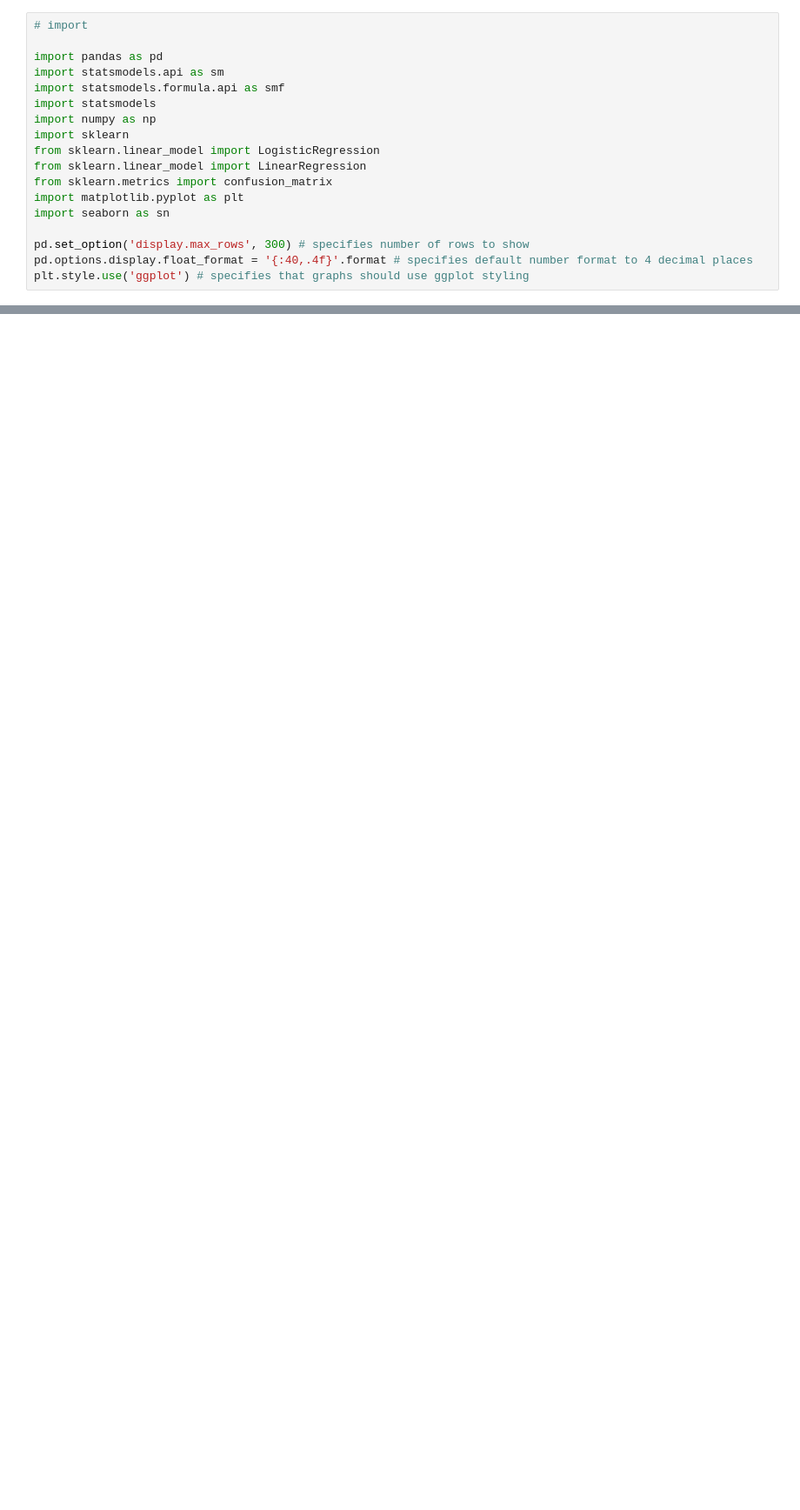
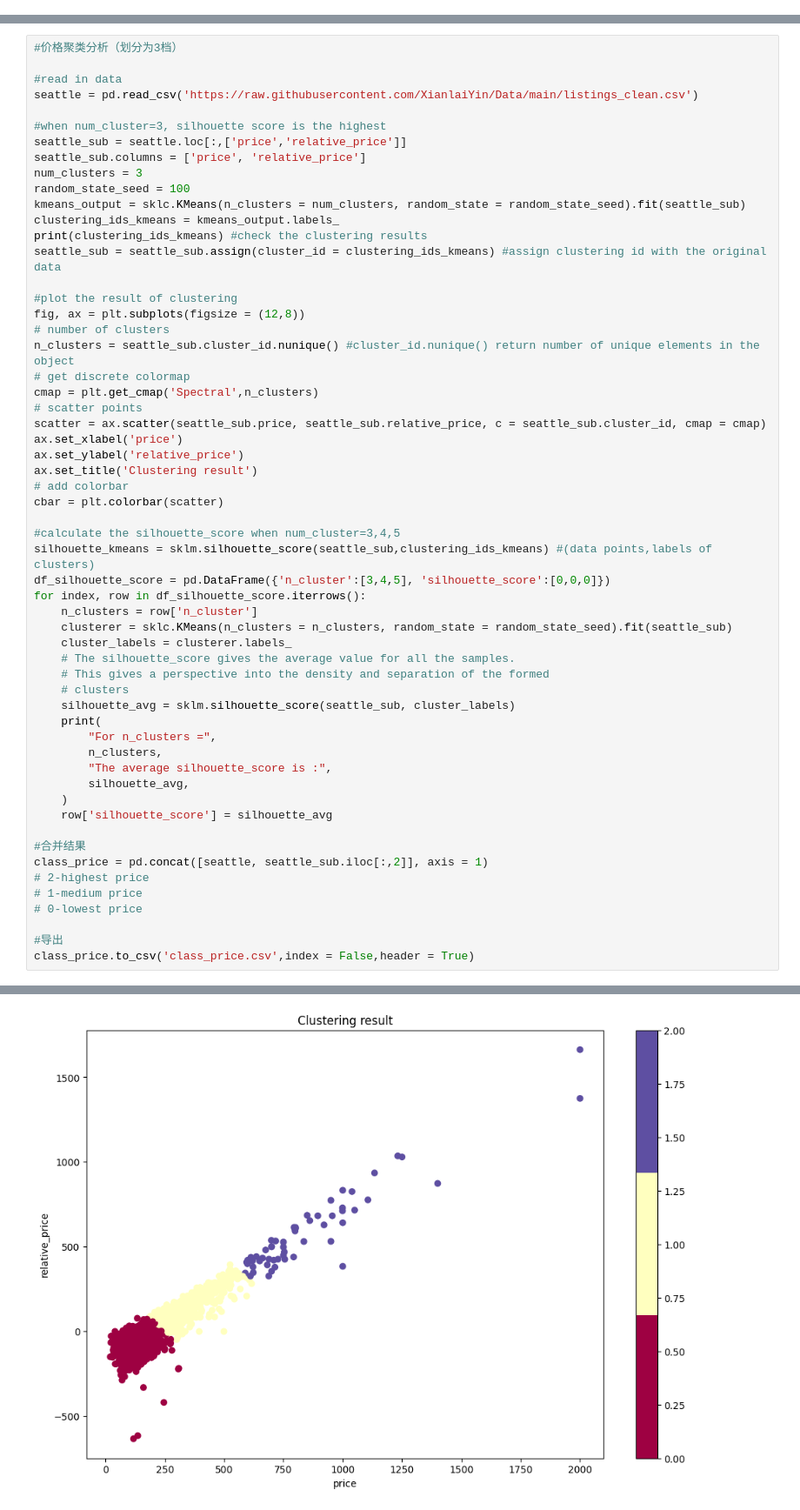
Before and after one commit to XianlaiYin/CASA0007, a Jupyter notebook: Group/Group.ipynb, the cells around one changed output, grey strips where cells are left out. Shown at 87% size. Drawn from its saved outputs; the diff is of its cells as text; blank space fills up the shorter version.

```diff
--- a/Group/Group.ipynb
+++ b/Group/Group.ipynb
@@ -1,18 +0,0 @@
-# %%
-# import
-
-import pandas as pd
-import statsmodels.api as sm
-import statsmodels.formula.api as smf
-import statsmodels
-import numpy as np
-import sklearn
-from sklearn.linear_model import LogisticRegression
-from sklearn.linear_model import LinearRegression
-from sklearn.metrics import confusion_matrix
-import matplotlib.pyplot as plt
-import seaborn as sn
-
-pd.set_option('display.max_rows', 300) # specifies number of rows to show
-pd.options.display.float_format = '{:40,.4f}'.format # specifies default number format to 4 decimal places
-plt.style.use('ggplot') # specifies that graphs should use ggplot styling
@@ -141,0 +236,58 @@ memory usage: 2.8+ MB
+# %%
+#价格聚类分析（划分为3档）
+
+#read in data
+seattle = pd.read_csv('https://raw.githubusercontent.com/XianlaiYin/Data/main/listings_clean.csv')
+
+#when num_cluster=3, silhouette score is the highest
+seattle_sub = seattle.loc[:,['price','relative_price']]
+seattle_sub.columns = ['price', 'relative_price']
+num_clusters = 3
+random_state_seed = 100
+kmeans_output = sklc.KMeans(n_clusters = num_clusters, random_state = random_state_seed).fit(seattle_sub)
+clustering_ids_kmeans = kmeans_output.labels_
+print(clustering_ids_kmeans) #check the clustering results
+seattle_sub = seattle_sub.assign(cluster_id = clustering_ids_kmeans) #assign clustering id with the original data
+
+#plot the result of clustering
+fig, ax = plt.subplots(figsize = (12,8))
+# number of clusters
+n_clusters = seattle_sub.cluster_id.nunique() #cluster_id.nunique() return number of unique elements in the object
+# get discrete colormap
+cmap = plt.get_cmap('Spectral',n_clusters)
+# scatter points
+scatter = ax.scatter(seattle_sub.price, seattle_sub.relative_price, c = seattle_sub.cluster_id, cmap = cmap)
+ax.set_xlabel('price')
+ax.set_ylabel('relative_price')
+ax.set_title('Clustering result')
+# add colorbar
+cbar = plt.colorbar(scatter)
+
+#calculate the silhouette_score when num_cluster=3,4,5
+silhouette_kmeans = sklm.silhouette_score(seattle_sub,clustering_ids_kmeans) #(data points,labels of clusters)
+df_silhouette_score = pd.DataFrame({'n_cluster':[3,4,5], 'silhouette_score':[0,0,0]})
+for index, row in df_silhouette_score.iterrows():
+    n_clusters = row['n_cluster']
+    clusterer = sklc.KMeans(n_clusters = n_clusters, random_state = random_state_seed).fit(seattle_sub)
+    cluster_labels = clusterer.labels_
+    # The silhouette_score gives the average value for all the samples.
+    # This gives a perspective into the density and separation of the formed
+    # clusters
+    silhouette_avg = sklm.silhouette_score(seattle_sub, cluster_labels)
+    print(
+        "For n_clusters =",
+        n_clusters,
+        "The average silhouette_score is :",
+        silhouette_avg,
+    )
+    row['silhouette_score'] = silhouette_avg
+
+#合并结果
+class_price = pd.concat([seattle, seattle_sub.iloc[:,2]], axis = 1)
+# 2-highest price
+# 1-medium price
+# 0-lowest price
+
+#导出
+class_price.to_csv('class_price.csv',index = False,header = True)
+# %% [output]
@@ -141,0 +298 @@ memory usage: 2.8+ MB
+[figure, added]
```
Also changed, not shown: parts of 12 cells of this notebook, 2 other files.
